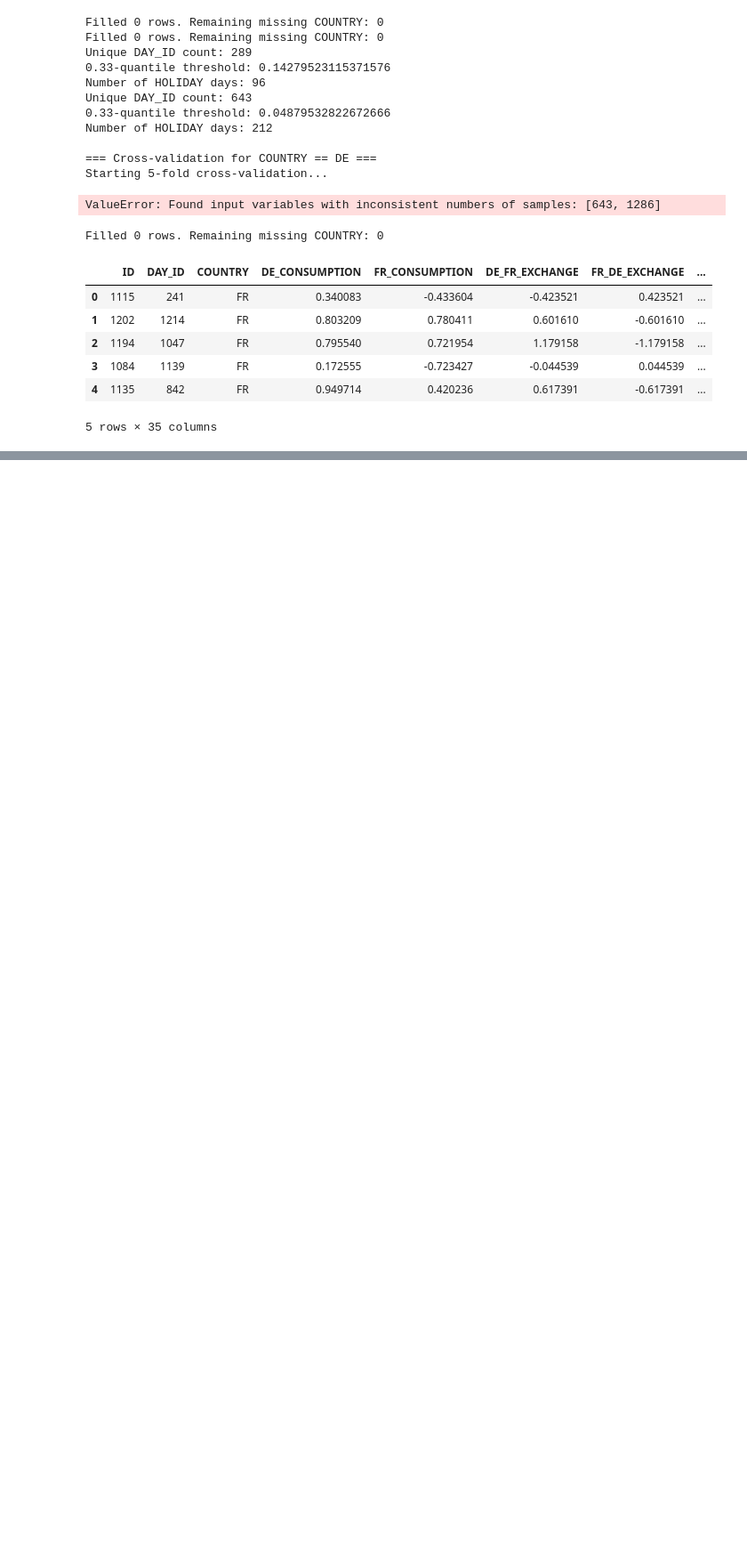
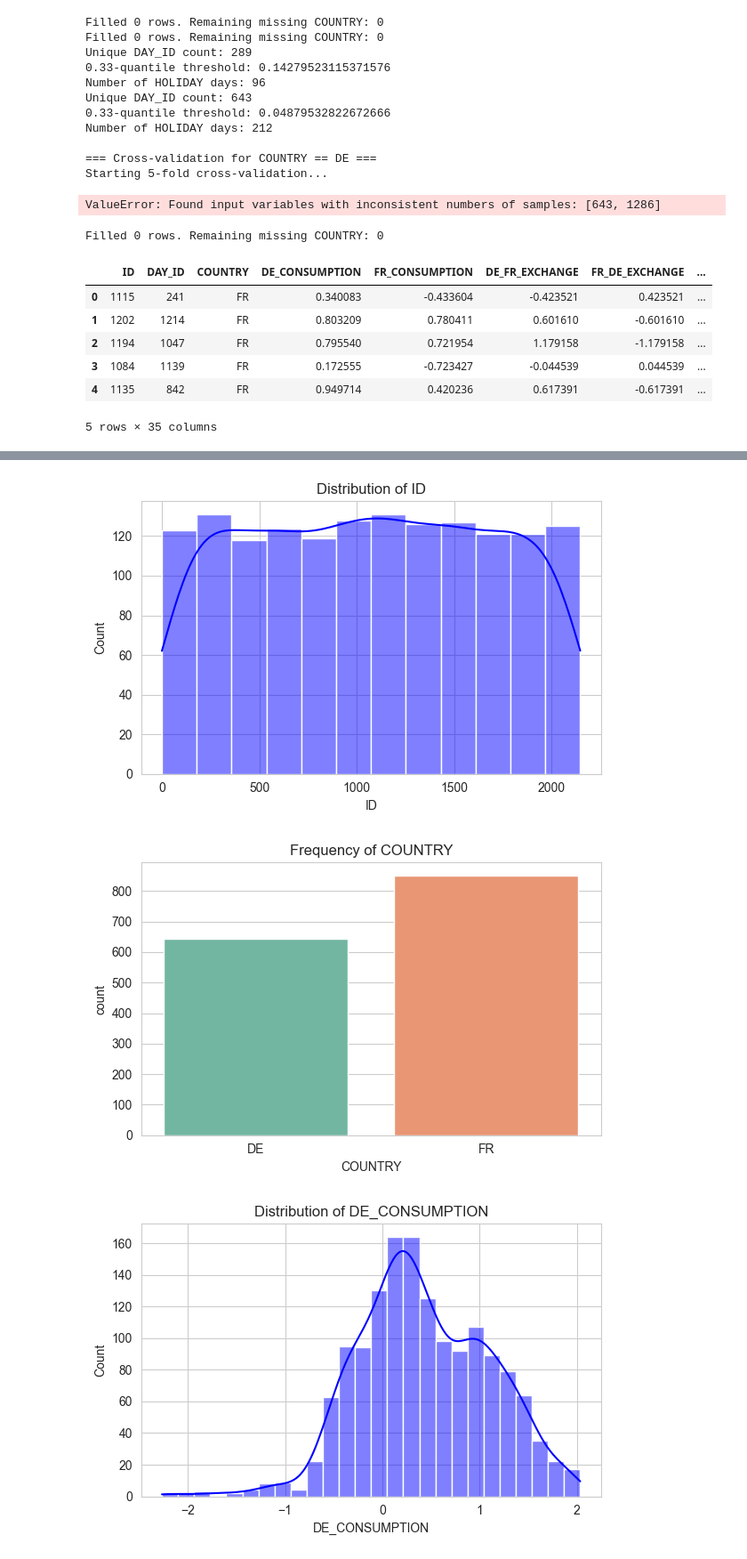
Before and after one commit to Claudio-Me/QRT_energy, a Jupyter notebook: supp_material/Benchmark_QRT_en.ipynb, the cells around one changed output, grey strips where cells are left out. Shown at 89% size. Cells and saved outputs as stored; diff of their text form; code cells hidden in the pictures; blank space fills up the shorter version.

```diff
--- a/supp_material/Benchmark_QRT_en.ipynb
+++ b/supp_material/Benchmark_QRT_en.ipynb
@@ -340,0 +323,26 @@ for col in df.columns:
+# %%
+
+
+import pandas as pd
+import matplotlib.pyplot as plt
+import seaborn as sns
+
+
+# Load your dataset
+df = X_train_processed  # Replace with your file path
+
+# Loop through columns and plot distributions
+for col in df.columns:
+    plt.figure(figsize=(6, 4))
+    if pd.api.types.is_numeric_dtype(df[col]):
+        sns.histplot(df[col], kde=True, color="blue")
+        plt.title(f"Distribution of {col}")
+    else:
+        sns.countplot(x=df[col], palette="Set2")
+        plt.title(f"Frequency of {col}")
+    plt.tight_layout()
+    plt.show()
+# %% [output]
+[figure, added]
+[figure, added]
+[figure, added]
```
Also changed, not shown: parts of 5 cells of this notebook, 4 other files.
